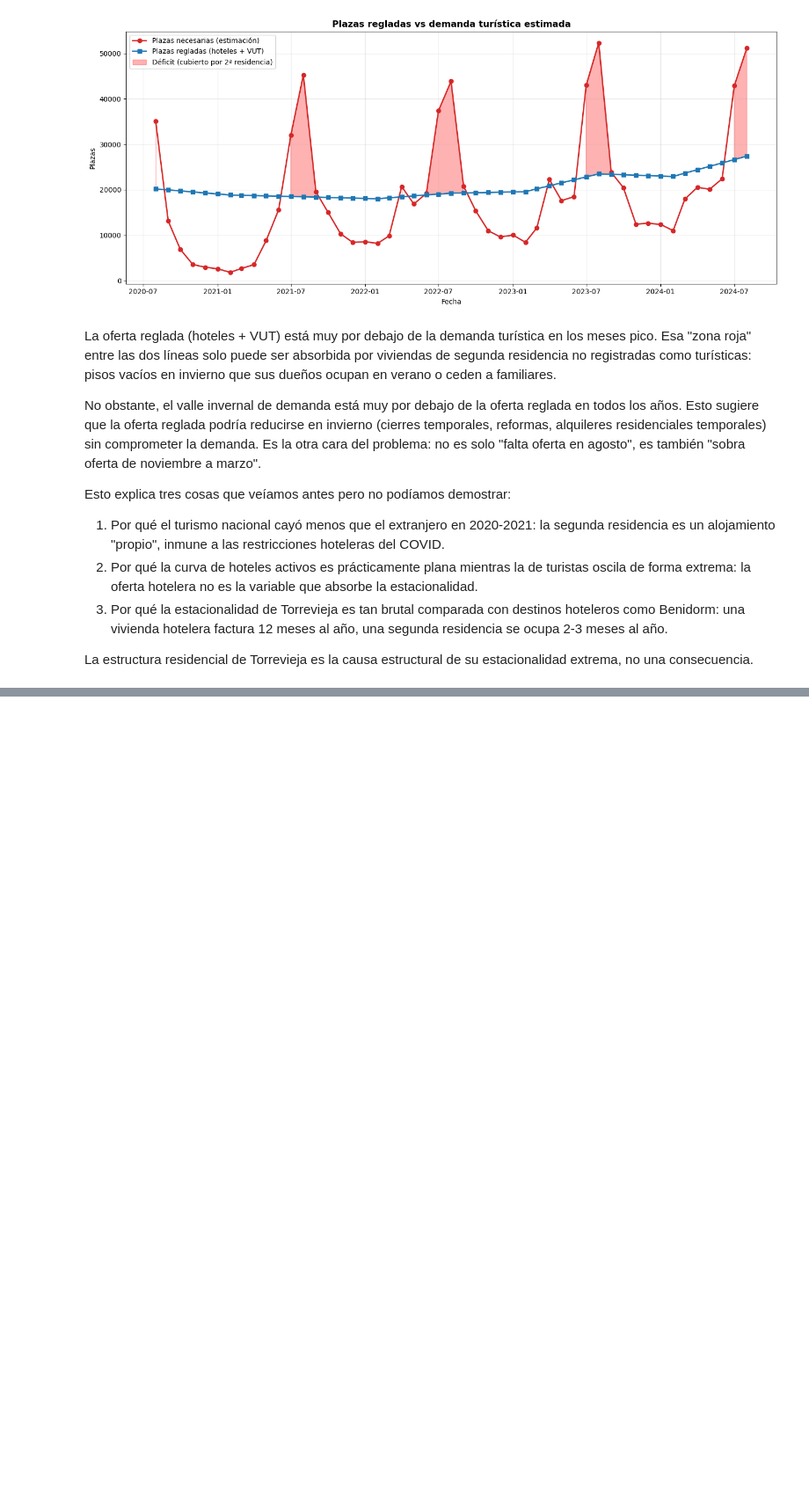
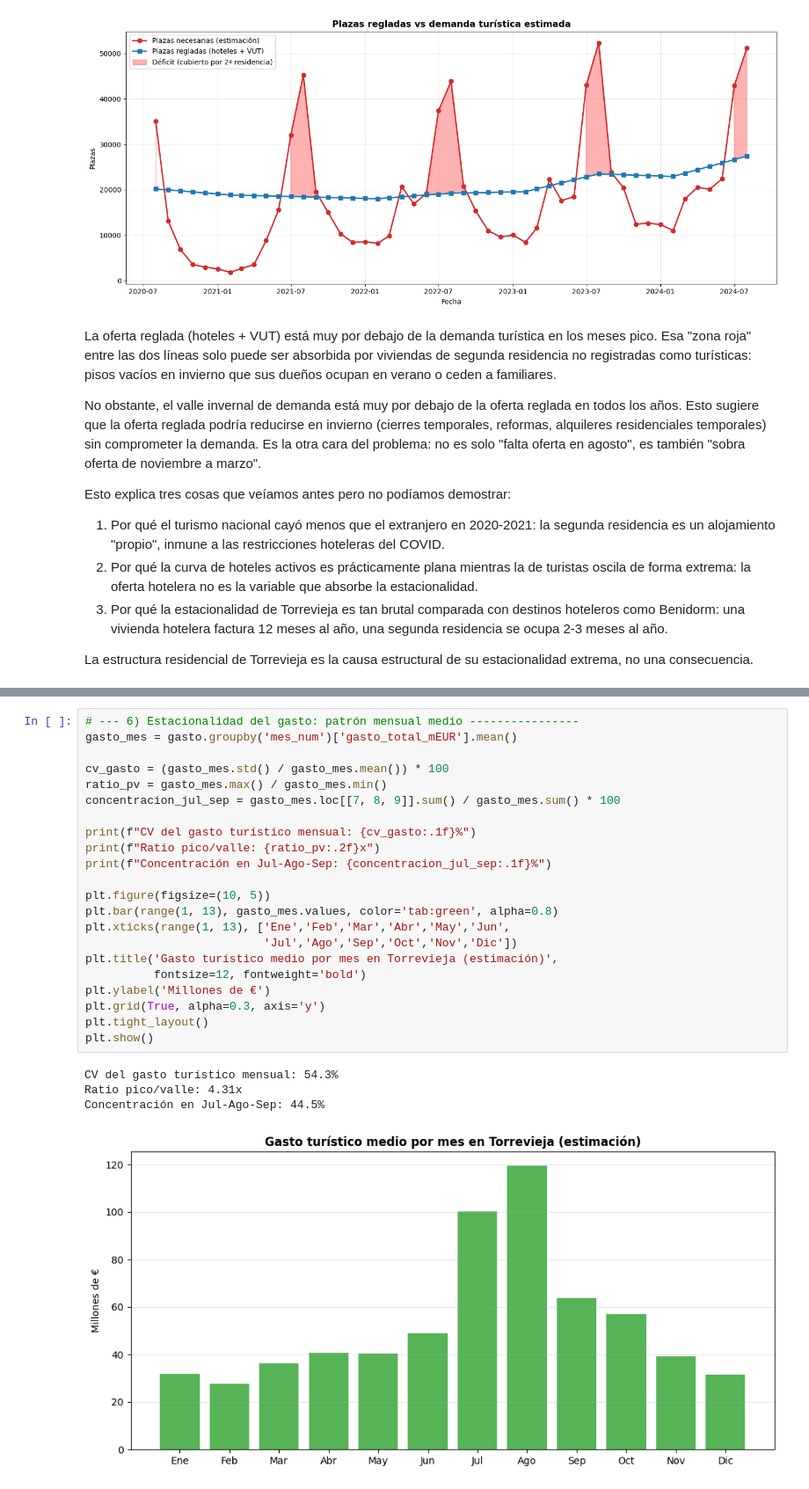
Before and after one commit to MalenaSancho/Turismo-Mineria-Datos, a Jupyter notebook: RETOS/RETO_2.ipynb, the cells around one changed output, grey strips where cells are left out. Shown at 88% size. Cells and saved outputs as stored; diff of their text form; blank space fills up the shorter version.

```diff
--- a/RETOS/RETO_2.ipynb
+++ b/RETOS/RETO_2.ipynb
@@ -1004,0 +1191,27 @@ La estructura residencial de Torrevieja es la causa estructural de su estacional
+# %%
+# --- 6) Estacionalidad del gasto: patrón mensual medio ----------------
+gasto_mes = gasto.groupby('mes_num')['gasto_total_mEUR'].mean()
+
+cv_gasto = (gasto_mes.std() / gasto_mes.mean()) * 100
+ratio_pv = gasto_mes.max() / gasto_mes.min()
+concentracion_jul_sep = gasto_mes.loc[[7, 8, 9]].sum() / gasto_mes.sum() * 100
+
+print(f"CV del gasto turístico mensual: {cv_gasto:.1f}%")
+print(f"Ratio pico/valle: {ratio_pv:.2f}x")
+print(f"Concentración en Jul-Ago-Sep: {concentracion_jul_sep:.1f}%")
+
+plt.figure(figsize=(10, 5))
+plt.bar(range(1, 13), gasto_mes.values, color='tab:green', alpha=0.8)
+plt.xticks(range(1, 13), ['Ene','Feb','Mar','Abr','May','Jun',
+                          'Jul','Ago','Sep','Oct','Nov','Dic'])
+plt.title('Gasto turístico medio por mes en Torrevieja (estimación)',
+          fontsize=12, fontweight='bold')
+plt.ylabel('Millones de €')
+plt.grid(True, alpha=0.3, axis='y')
+plt.tight_layout()
+plt.show()
+# %% [output]
+CV del gasto turístico mensual: 54.3%
+Ratio pico/valle: 4.31x
+Concentración en Jul-Ago-Sep: 44.5%
+[figure, added]
```
Also changed, not shown: parts of 10 cells of this notebook, 2 other files.
